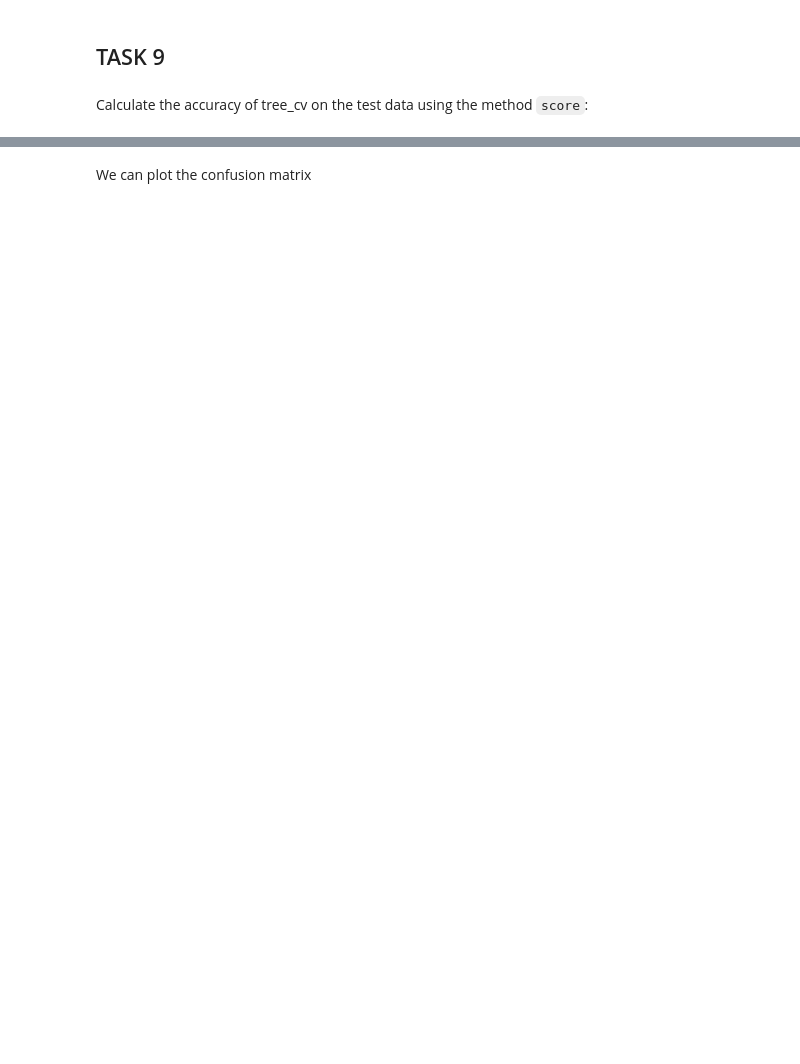
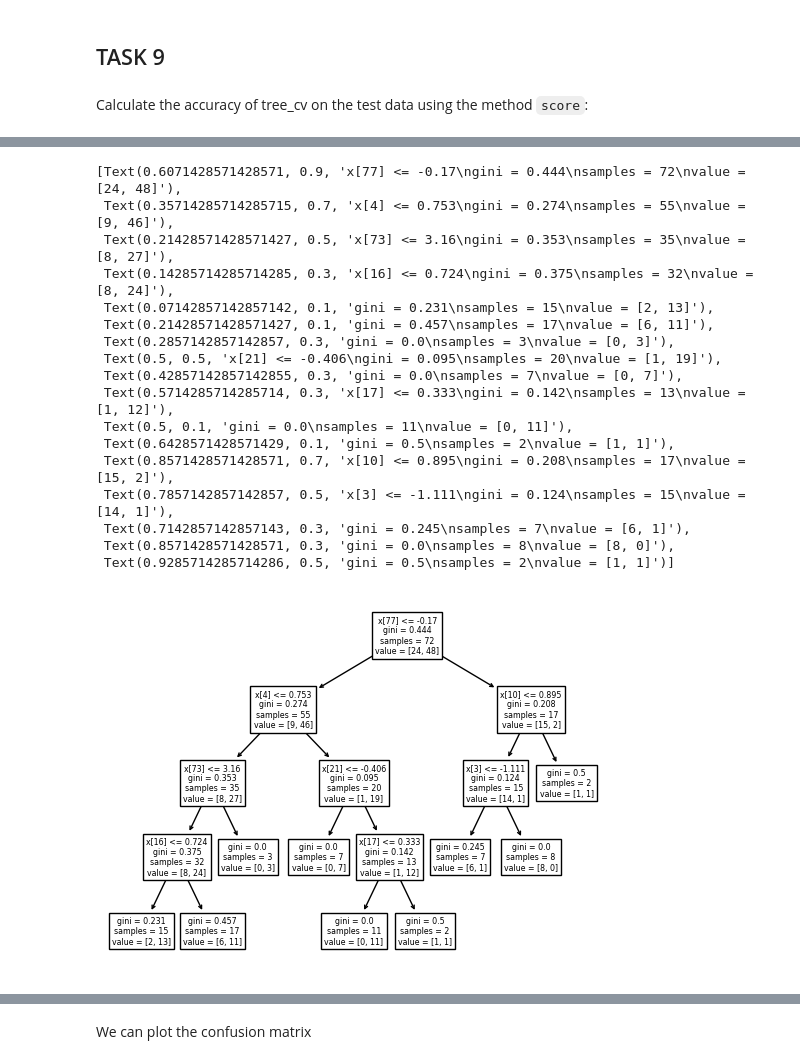
Before and after one commit to tylered/spacex_mock_case_study, a Jupyter notebook: SpaceX_Machine Learning Prediction_Part_5.ipynb, the cells around one changed output, grey strips where cells are left out. Cells and saved outputs as stored; diff of their text form; code cells hidden in the pictures; blank space fills up the shorter version.

```diff
--- a/SpaceX_Machine Learning Prediction_Part_5.ipynb
+++ b/SpaceX_Machine Learning Prediction_Part_5.ipynb
@@ -299,0 +300,22 @@ tree_cv.score(X_test, Y_test)
+# %%
+from sklearn import tree
+tree.plot_tree(tree_cv.best_estimator_)
+# %% [output]
+[Text(0.6071428571428571, 0.9, 'x[77] <= -0.17\ngini = 0.444\nsamples = 72\nvalue = [24, 48]'),
+ Text(0.35714285714285715, 0.7, 'x[4] <= 0.753\ngini = 0.274\nsamples = 55\nvalue = [9, 46]'),
+ Text(0.21428571428571427, 0.5, 'x[73] <= 3.16\ngini = 0.353\nsamples = 35\nvalue = [8, 27]'),
+ Text(0.14285714285714285, 0.3, 'x[16] <= 0.724\ngini = 0.375\nsamples = 32\nvalue = [8, 24]'),
+ Text(0.07142857142857142, 0.1, 'gini = 0.231\nsamples = 15\nvalue = [2, 13]'),
+ Text(0.21428571428571427, 0.1, 'gini = 0.457\nsamples = 17\nvalue = [6, 11]'),
+ Text(0.2857142857142857, 0.3, 'gini = 0.0\nsamples = 3\nvalue = [0, 3]'),
+ Text(0.5, 0.5, 'x[21] <= -0.406\ngini = 0.095\nsamples = 20\nvalue = [1, 19]'),
+ Text(0.42857142857142855, 0.3, 'gini = 0.0\nsamples = 7\nvalue = [0, 7]'),
+ Text(0.5714285714285714, 0.3, 'x[17] <= 0.333\ngini = 0.142\nsamples = 13\nvalue = [1, 12]'),
+ Text(0.5, 0.1, 'gini = 0.0\nsamples = 11\nvalue = [0, 11]'),
+ Text(0.6428571428571429, 0.1, 'gini = 0.5\nsamples = 2\nvalue = [1, 1]'),
+ Text(0.8571428571428571, 0.7, 'x[10] <= 0.895\ngini = 0.208\nsamples = 17\nvalue = [15, 2]'),
+ Text(0.7857142857142857, 0.5, 'x[3] <= -1.111\ngini = 0.124\nsamples = 15\nvalue = [14, 1]'),
+ Text(0.7142857142857143, 0.3, 'gini = 0.245\nsamples = 7\nvalue = [6, 1]'),
+ Text(0.8571428571428571, 0.3, 'gini = 0.0\nsamples = 8\nvalue = [8, 0]'),
+ Text(0.9285714285714286, 0.5, 'gini = 0.5\nsamples = 2\nvalue = [1, 1]')]
+[figure, added]
```
Also changed, not shown: parts of 6 cells of this notebook, 6 other files.
